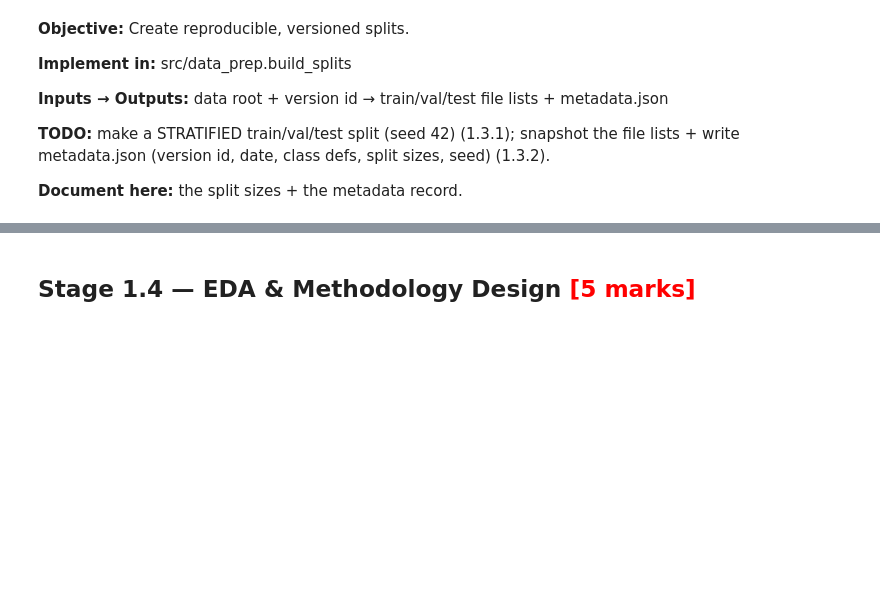
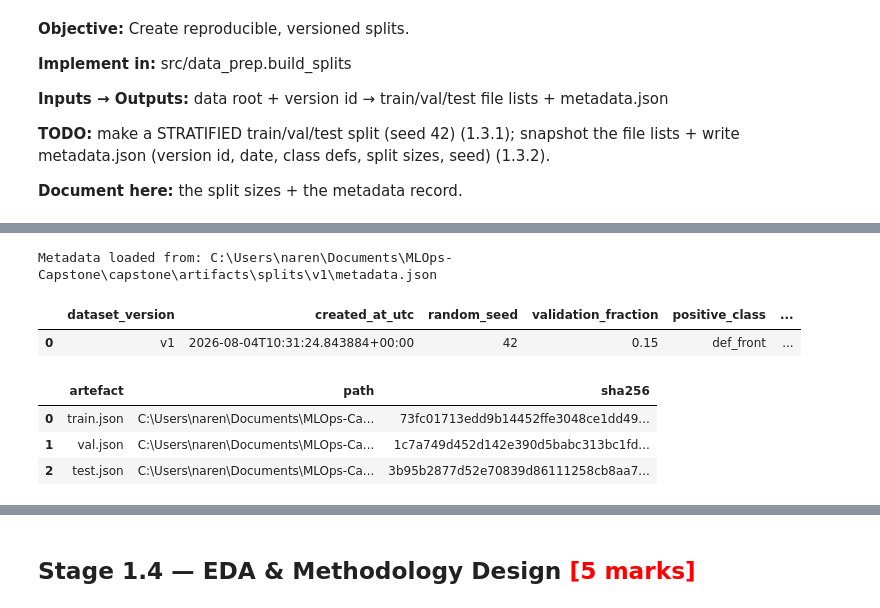
Before and after one commit to narendhar007/capstone, a Jupyter notebook: Data_Preparation.ipynb, the cells around one changed output, grey strips where cells are left out. Cells and saved outputs as stored; diff of their text form; code cells hidden in the pictures; blank space fills up the shorter version.

```diff
--- a/Data_Preparation.ipynb
+++ b/Data_Preparation.ipynb
@@ -362,0 +473,68 @@ final partition.
+# %%
+#Display the manifest evidence in a tabular format
+# Dataset version created by build_splits()
+DATASET_VERSION = "v1"
+
+metadata_path = (
+    config.SPLIT_DIR
+    / DATASET_VERSION
+    / "metadata.json"
+)
+
+if not metadata_path.exists():
+    raise FileNotFoundError(
+        f"Metadata file was not found: {metadata_path}. "
+        "Run data_prep.build_splits() first."
+    )
+
+with metadata_path.open("r", encoding="utf-8") as file:
+    metadata = json.load(file)
+
+print(f"Metadata loaded from: {metadata_path}")
+
+metadata_summary = pd.DataFrame(
+    [
+        {
+            "dataset_version": metadata["version_id"],
+            "created_at_utc": metadata["created_at_utc"],
+            "random_seed": metadata["random_seed"],
+            "validation_fraction": metadata["validation_fraction"],
+            "positive_class": metadata["positive_class"],
+            "positive_class_index": metadata[
+                "positive_class_index"
+            ],
+            "split_policy": metadata["split_policy"],
+            "source_inventory_sha256": metadata[
+                "source_inventory_sha256"
+            ],
+        }
+    ]
+)
+
+display(metadata_summary)
+# %% [output]
+Metadata loaded from: C:\Users\naren\Documents\MLOps-Capstone\capstone\artifacts\splits\v1\metadata.json
+|  | dataset_version | created_at_utc | random_seed | validation_fraction | positive_class | ... |
+| 0 | v1 | 2026-08-04T10:31:24.843884+00:00 | 42 | 0.15 | def_front | ... |
+# %%
+#Display the manifest evidence in a tabular format using pandas DataFrame.
+version_dir = config.SPLIT_DIR / meta["version_id"]
+
+manifest_evidence = pd.DataFrame(
+    [
+        {
+            "artefact": file_name,
+            "path": str(version_dir / file_name),
+            "sha256": meta["manifest_sha256"][split_name],
+        }
+        for split_name, file_name
+        in meta["manifest_files"].items()
+    ]
+)
+
+display(manifest_evidence)
+# %% [output]
+|  | artefact | path | sha256 |
+| 0 | train.json | C:\Users\naren\Documents\MLOps-Ca... | 73fc01713edd9b14452ffe3048ce1dd49... |
+| 1 | val.json | C:\Users\naren\Documents\MLOps-Ca... | 1c7a749d452d142e390d5babc313bc1fd... |
+| 2 | test.json | C:\Users\naren\Documents\MLOps-Ca... | 3b95b2877d52e70839d86111258cb8aa7... |
```
Also changed, not shown: parts of 6 cells of this notebook, 5 other files.
